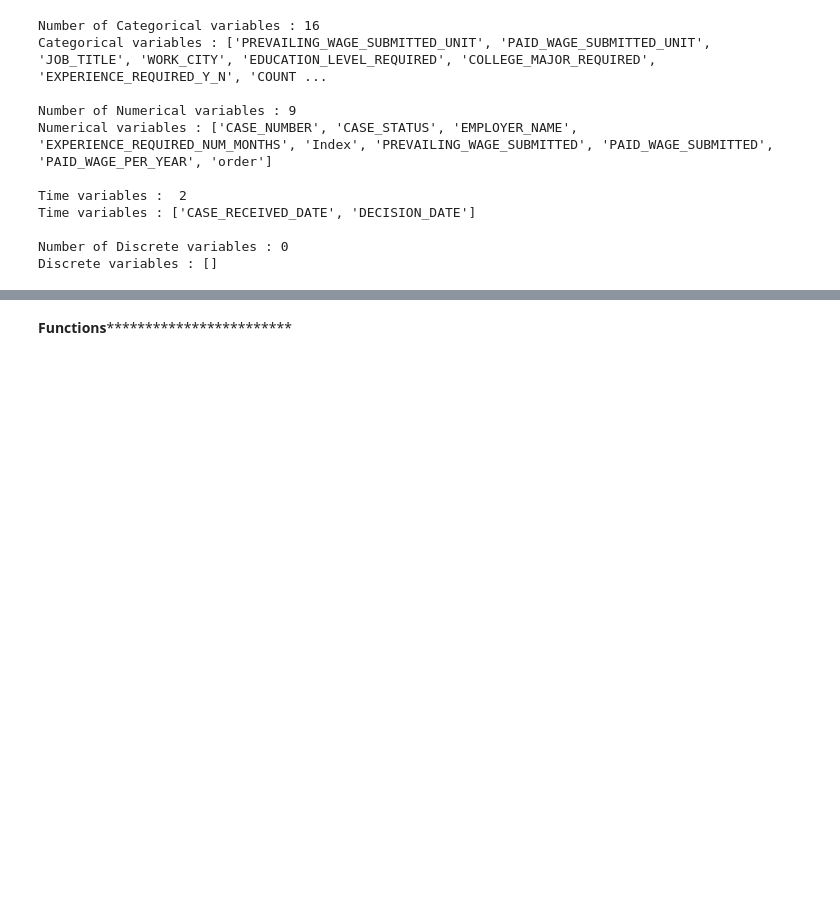
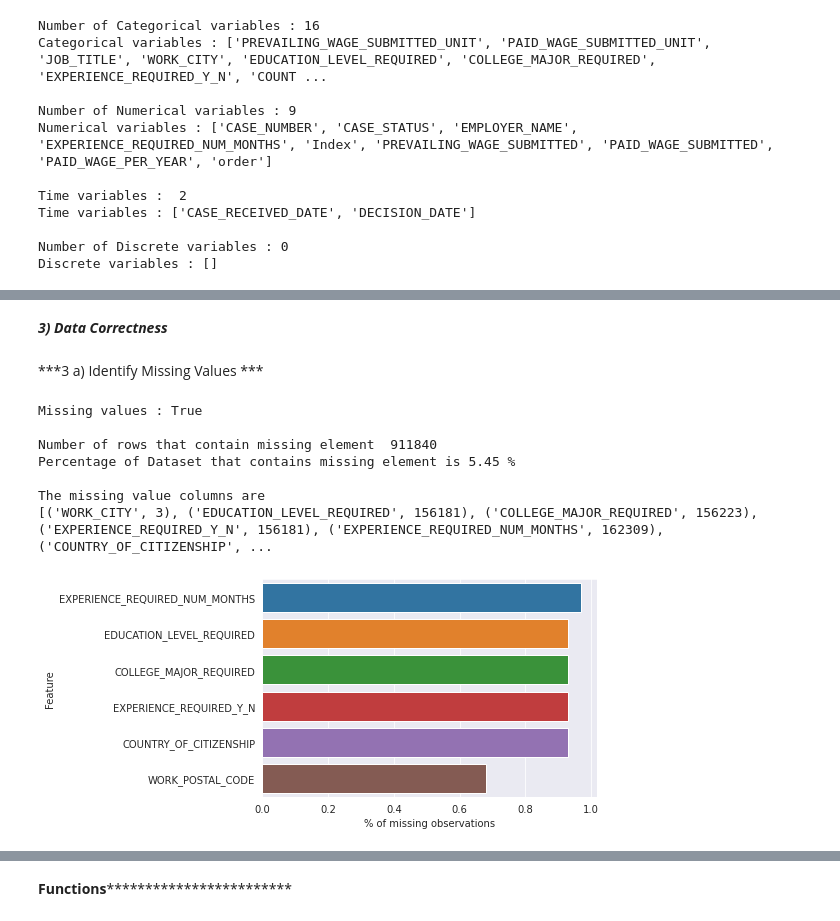
Before and after one commit to chandra-sekar-1983/data_visualization, a Jupyter notebook: Data_Visualization&Analysis.ipynb, the cells around one changed output, grey strips where cells are left out. Saved outputs shown, nothing was run; the diff lists cells and outputs as text; code cells hidden in the pictures; blank space fills up the shorter version.

```diff
--- a/Data_Visualization&Analysis.ipynb
+++ b/Data_Visualization&Analysis.ipynb
@@ -105,0 +145,43 @@ Checking if there are duplicate columns or not
+# %% [markdown]
+***3) Data Correctness***
+# %% [markdown]
+***3 a) Identify Missing Values ***
+# %%
+### Finding if the data set contains missing elements are not.True indicates presence of missing elements
+
+print("Missing values :",data.isnull().values.any())
+
+print()
+### Finding total number of rows that contains missing elements
+print("Number of rows that contain missing element ",data.isnull().sum().sum())
+print(f"Percentage of Dataset that contains missing element is {round(data.isnull().sum().sum()/len(data),2)} %")
+
+print()
+# make a list of the variables that contain missing values
+missing_val_columns=[(col,data[col].isnull().sum()) for col in data.columns if data[col].isnull().sum()>0]
+print("The missing value columns are ")
+print(missing_val_columns)
+
+### Calculating Percentage of missing observation with respect to full dataset
+
+missing_val_columns=pd.DataFrame(missing_val_columns)
+missing_val_columns[1]=round(missing_val_columns[1]/len(data),2)
+
+missing_val_columns=missing_val_columns.rename(columns={0:"Feature",1:"% of missing observations"}).reset_index()
+missing_val_columns=missing_val_columns[missing_val_columns["% of missing observations"]>0.1]
+missing_val_columns=missing_val_columns.sort_values(by='% of missing observations', ascending=False)
+
+
+
+### Visualizing the distribution of missing features
+
+ax = sns.barplot(x="% of missing observations",y="Feature", data=missing_val_columns,orient = 'h')
+# %% [output]
+Missing values : True
+
+Number of rows that contain missing element  911840
+Percentage of Dataset that contains missing element is 5.45 %
+
+The missing value columns are
+[('WORK_CITY', 3), ('EDUCATION_LEVEL_REQUIRED', 156181), ('COLLEGE_MAJOR_REQUIRED', 156223), ('EXPERIENCE_REQUIRED_Y_N', 156181), ('EXPERIENCE_REQUIRED_NUM_MONTHS', 162309), ('COUNTRY_OF_CITIZENSHIP', ...
+[figure, added]
```
Also changed, not shown: parts of 13 cells of this notebook.
